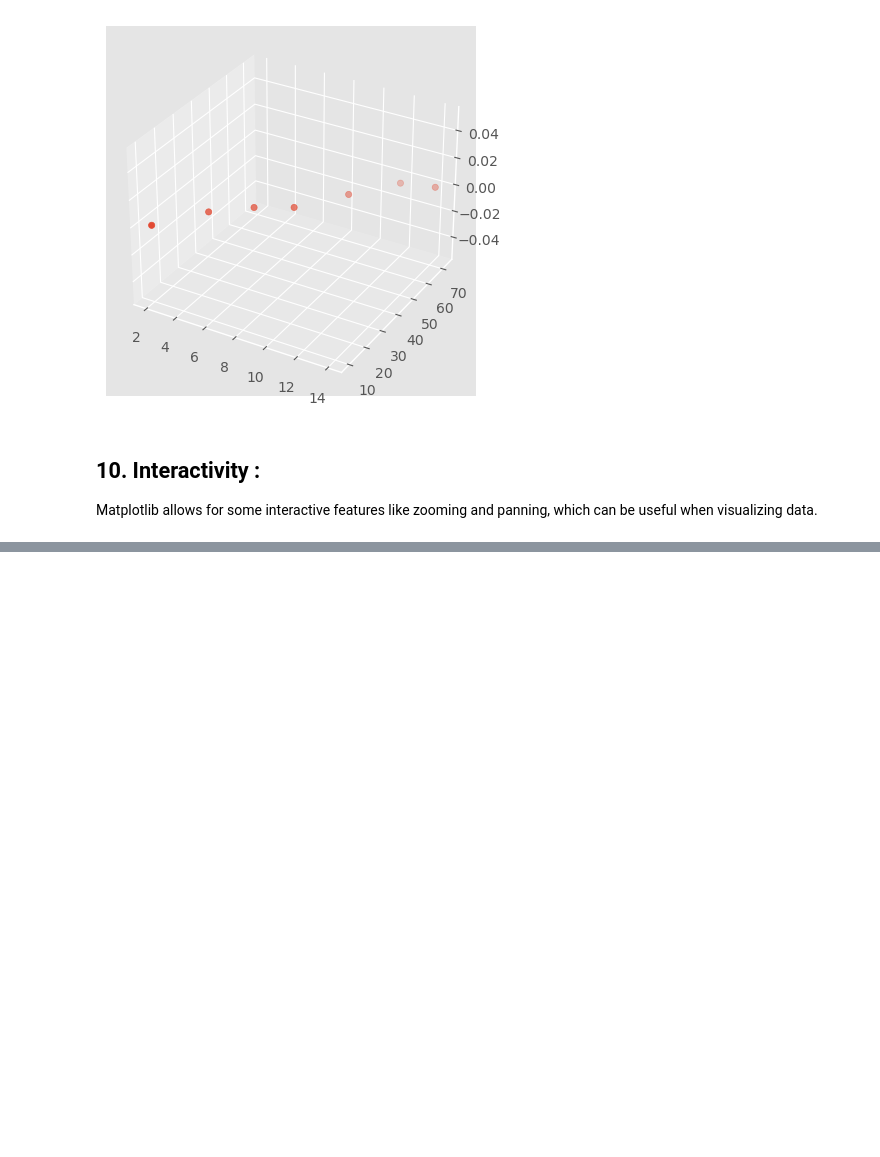
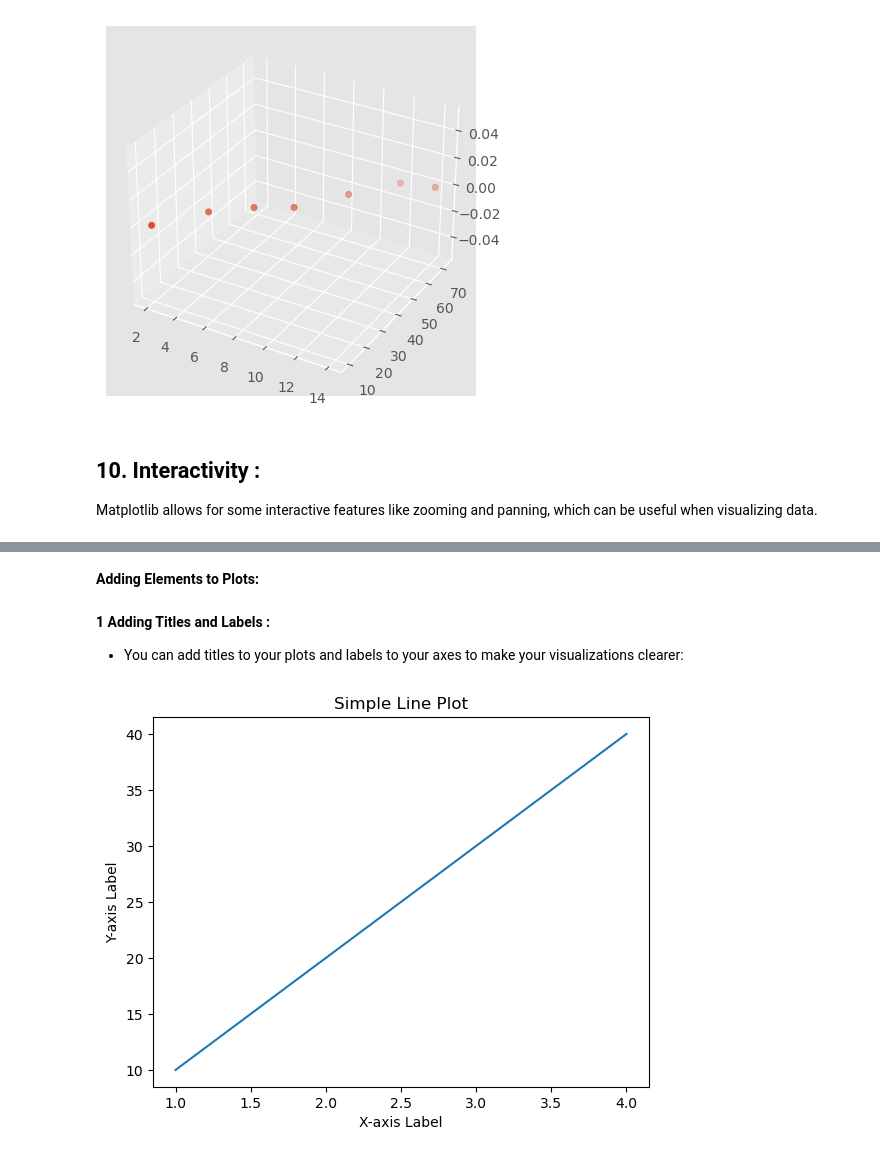
Before and after one commit to SilvesterFernandes/Data_Science-Notes, a Jupyter notebook: 2. Python for Data Science/2.3 Matplotlib.ipynb, the cells around one changed output, grey strips where cells are left out. Drawn from its saved outputs; the diff is of its cells as text; code cells hidden in the pictures; blank space fills up the shorter version.

```diff
--- a/2. Python for Data Science/2.3 Matplotlib.ipynb
+++ b/2. Python for Data Science/2.3 Matplotlib.ipynb
@@ -335,0 +336,24 @@ jgbhjnhj
+# %% [markdown]
+**Adding Elements to Plots:**
+# %% [markdown]
+**1 Adding Titles and Labels :**
+- You can add titles to your plots and labels to your axes to make your visualizations clearer:
+# %%
+import matplotlib.pyplot as plt
+
+# Sample data
+x = [1, 2, 3, 4]
+y = [10, 20, 30, 40]
+
+# Plotting
+plt.plot(x, y)
+
+# Adding title and axis labels
+plt.title("Simple Line Plot")
+plt.xlabel("X-axis Label")
+plt.ylabel("Y-axis Label")
+
+# Show the plot
+plt.show()
+# %% [output]
+[figure, added]
```
Also changed, not shown: parts of 19 cells of this notebook, 3 other files.
